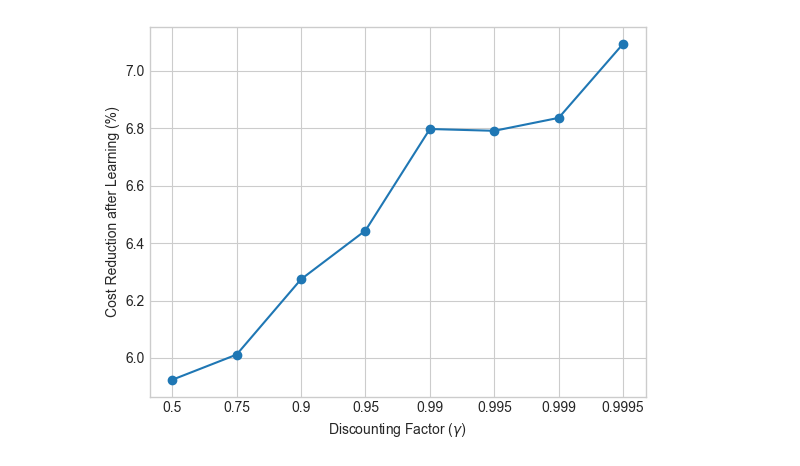
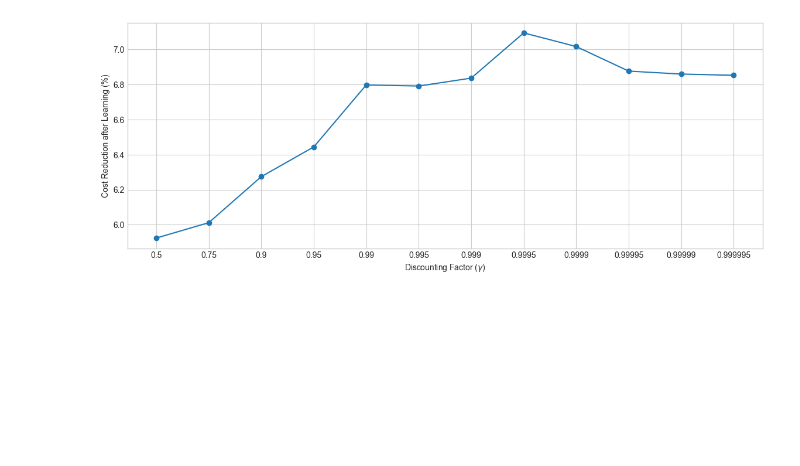
Before and after one commit to geraintpalmer/bed_moves_policy, a Jupyter notebook: src/experiments/param_sweep/plot_param_sweep.ipynb, the cells around one changed output. Cells and saved outputs as stored; diff of their text form; code cells hidden in the pictures; blank space fills up the shorter version.

```diff
--- a/src/experiments/param_sweep/plot_param_sweep.ipynb
+++ b/src/experiments/param_sweep/plot_param_sweep.ipynb
@@ -6,7 +6,7 @@ import matplotlib.patches as patches
 import matplotlib.patheffects as path_effects
 plt.style.use('seaborn-v0_8-whitegrid')
 # %%
-gammas_S1 = [0.5, 0.75, 0.9, 0.95, 0.99, 0.995, 0.999, 0.9995]
+gammas_S1 = [0.5, 0.75, 0.9, 0.95, 0.99, 0.995, 0.999, 0.9995, 0.9999, 0.99995, 0.99999, 0.999995]
 # %%
 maxcost_S1 = pd.read_csv(f'sweep_gamma_s1/gamma_05000/results/evaluation.csv')['Stage 0'].median()
 # %%
@@ -16,13 +16,13 @@ for g in gammas_S1:
     C = pd.read_csv(f'sweep_gamma_s1/gamma_0{gstr}/results/evaluation.csv').median().min()
     best_cost_S1.append(((maxcost_S1 - C) / maxcost_S1) * 100)
 # %%
-fig, ax = plt.subplots(1)
+fig, ax = plt.subplots(1, figsize=(14, 5))
 ax.plot(range(len(gammas_S1)), best_cost_S1)
 ax.scatter(range(len(gammas_S1)), best_cost_S1)
 ax.set_xticks(range(len(gammas_S1)))
 ax.set_xticklabels(gammas_S1)
 ax.set_ylabel("Cost Reduction after Learning (%)")
 ax.set_xlabel(r"Discounting Factor ($\gamma$)")
 plt.show()
 # %% [output]
-[figure, old version]
+[figure, new version]
```
Also changed, not shown: 16 other files.
